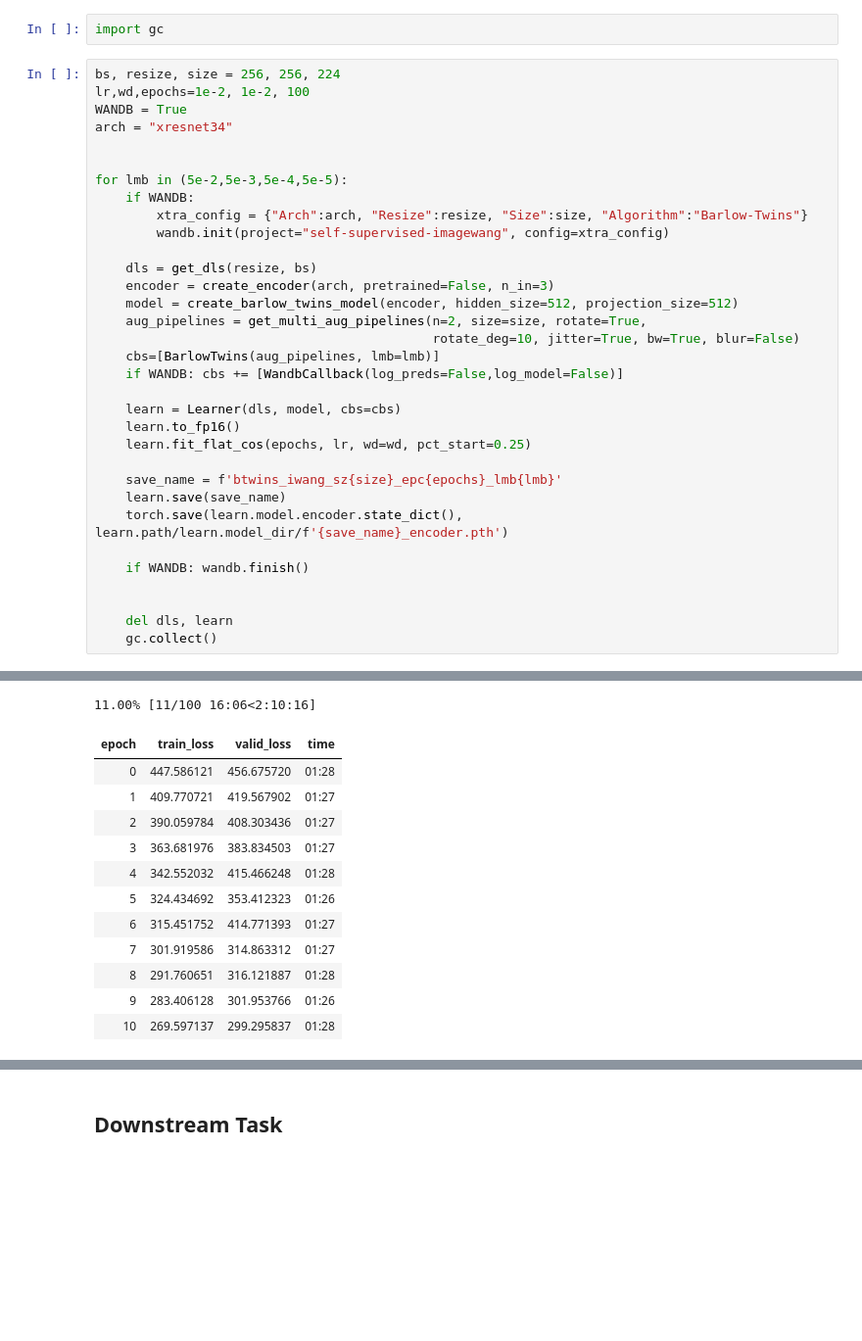
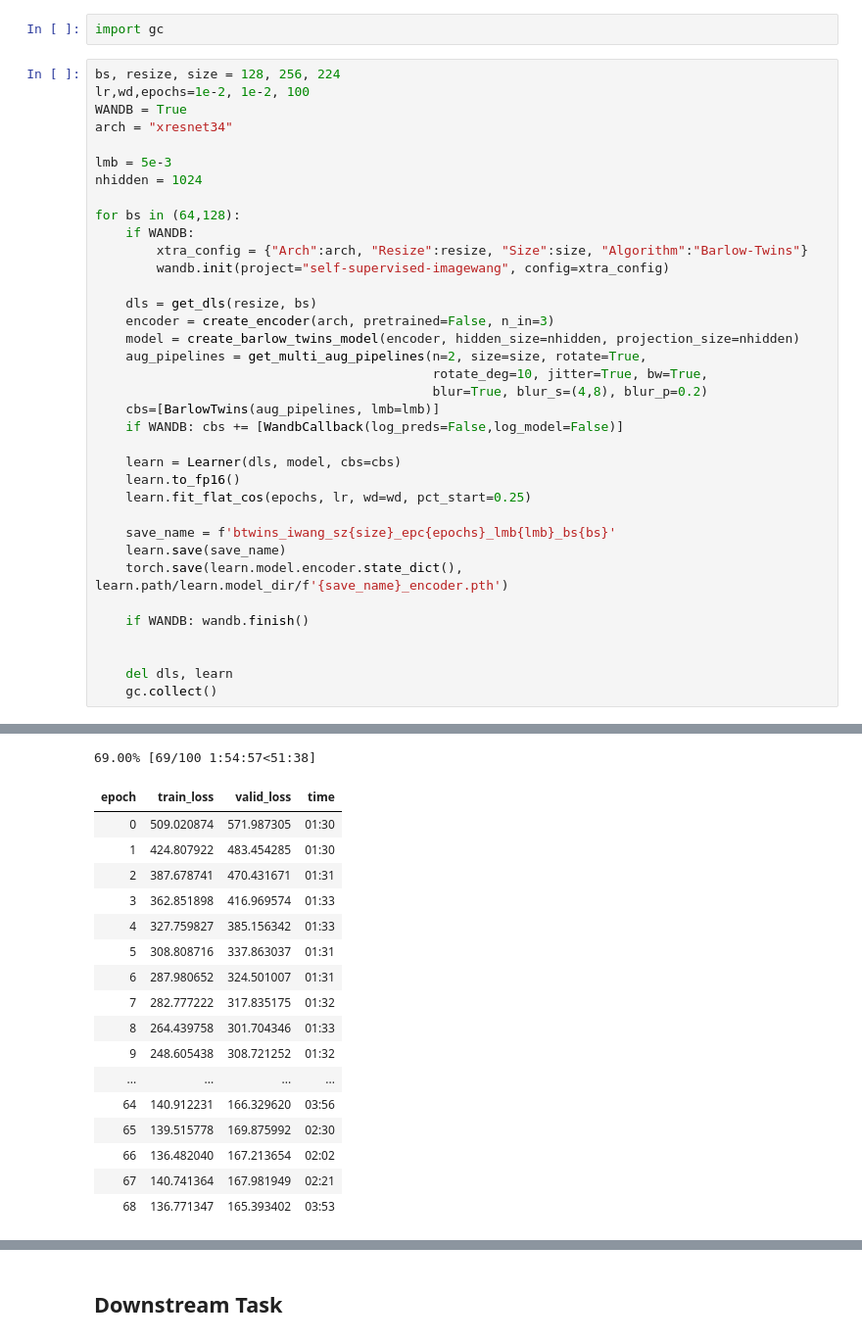
Before and after one commit to KeremTurgutlu/self_supervised, a Jupyter notebook: examples/training_barlow_twins_iwang.ipynb, the cells around one changed output, grey strips where cells are left out. Shown at 98% size. Saved outputs shown, nothing was run; the diff lists cells and outputs as text; blank space fills up the shorter version.

Commit message:
implement barlow-twins, general minor tweaks, kornia v.0.5

```diff
--- a/examples/training_barlow_twins_iwang.ipynb
+++ b/examples/training_barlow_twins_iwang.ipynb
@@ -165,22 +179,25 @@ Learning good representations via contrastive learning usually takes a lot of ep
 # %%
 import gc
 # %%
-bs, resize, size = 256, 256, 224
+bs, resize, size = 128, 256, 224
 lr,wd,epochs=1e-2, 1e-2, 100
 WANDB = True
 arch = "xresnet34"
 
+lmb = 5e-3
+nhidden = 1024
 
-for lmb in (5e-2,5e-3,5e-4,5e-5):
+for bs in (64,128):
     if WANDB:
         xtra_config = {"Arch":arch, "Resize":resize, "Size":size, "Algorithm":"Barlow-Twins"}
         wandb.init(project="self-supervised-imagewang", config=xtra_config)
 
     dls = get_dls(resize, bs)
     encoder = create_encoder(arch, pretrained=False, n_in=3)
-    model = create_barlow_twins_model(encoder, hidden_size=512, projection_size=512)
+    model = create_barlow_twins_model(encoder, hidden_size=nhidden, projection_size=nhidden)
     aug_pipelines = get_multi_aug_pipelines(n=2, size=size, rotate=True,
-                                            rotate_deg=10, jitter=True, bw=True, blur=False)
+                                            rotate_deg=10, jitter=True, bw=True,
+                                            blur=True, blur_s=(4,8), blur_p=0.2)
     cbs=[BarlowTwins(aug_pipelines, lmb=lmb)]
     if WANDB: cbs += [WandbCallback(log_preds=False,log_model=False)]
 
@@ -188,7 +205,7 @@ for lmb in (5e-2,5e-3,5e-4,5e-5):
     learn.to_fp16()
     learn.fit_flat_cos(epochs, lr, wd=wd, pct_start=0.25)
 
-    save_name = f'btwins_iwang_sz{size}_epc{epochs}_lmb{lmb}'
+    save_name = f'btwins_iwang_sz{size}_epc{epochs}_lmb{lmb}_bs{bs}'
     learn.save(save_name)
     torch.save(learn.model.encoder.state_dict(), learn.path/learn.model_dir/f'{save_name}_encoder.pth')
 
@@ -210,13 +227,18 @@ Run data is saved locally in /home/code-base/extra_space/self_supervised/example
-11.00% [11/100 16:06<2:10:16]
+69.00% [69/100 1:54:57<51:38]
 | epoch | train_loss | valid_loss | time |
-| 0 | 447.586121 | 456.675720 | 01:28 |
-| 1 | 409.770721 | 419.567902 | 01:27 |
-| 2 | 390.059784 | 408.303436 | 01:27 |
-| 3 | 363.681976 | 383.834503 | 01:27 |
-| 4 | 342.552032 | 415.466248 | 01:28 |
-| 5 | 324.434692 | 353.412323 | 01:26 |
-| 6 | 315.451752 | 414.771393 | 01:27 |
-| 7 | 301.919586 | 314.863312 | 01:27 |
-| 8 | 291.760651 | 316.121887 | 01:28 |
-| 9 | 283.406128 | 301.953766 | 01:26 |
-| 10 | 269.597137 | 299.295837 | 01:28 |
+| 0 | 509.020874 | 571.987305 | 01:30 |
+| 1 | 424.807922 | 483.454285 | 01:30 |
+| 2 | 387.678741 | 470.431671 | 01:31 |
+| 3 | 362.851898 | 416.969574 | 01:33 |
+| 4 | 327.759827 | 385.156342 | 01:33 |
+| 5 | 308.808716 | 337.863037 | 01:31 |
+| 6 | 287.980652 | 324.501007 | 01:31 |
+| 7 | 282.777222 | 317.835175 | 01:32 |
+| 8 | 264.439758 | 301.704346 | 01:33 |
+| 9 | 248.605438 | 308.721252 | 01:32 |
+| ... | ... | ... | ... |
+| 64 | 140.912231 | 166.329620 | 03:56 |
+| 65 | 139.515778 | 169.875992 | 02:30 |
+| 66 | 136.482040 | 167.213654 | 02:02 |
+| 67 | 140.741364 | 167.981949 | 02:21 |
+| 68 | 136.771347 | 165.393402 | 03:53 |
```
Also changed, not shown: parts of 3 cells of this notebook, 31 other files.
